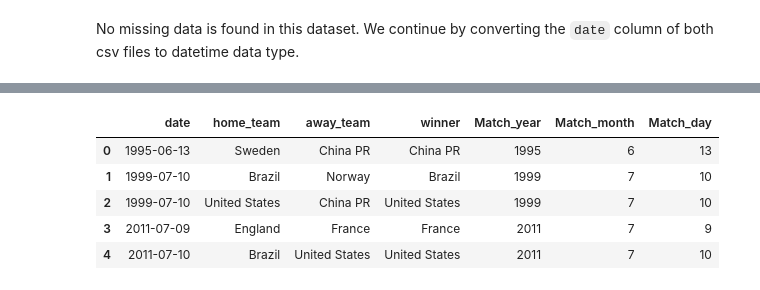
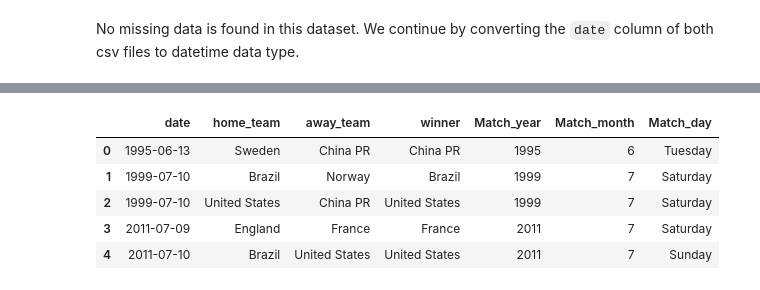
Before and after one commit to nagamouni/Capstone_project_ridge_lasso, a Jupyter notebook: Hamoye_Capstone_Project.ipynb, the cells around one changed output, grey strips where cells are left out. Saved outputs shown, nothing was run; the diff lists cells and outputs as text; code cells hidden in the pictures.

```diff
--- a/Hamoye_Capstone_Project.ipynb
+++ b/Hamoye_Capstone_Project.ipynb
@@ -27,7 +27,7 @@ df_results.head()
 | 3 | 1969-11-02 | Italy | Denmark | 3 | 1 | Euro | Turin | Italy | False |
 | 4 | 1975-08-25 | Thailand | Australia | 3 | 2 | AFC Championship | Hong Kong | Hong Kong | True |
 # %%
-df_shootouts = pd.read_csv(url2)
+df_shootouts = pd.read_csv(url2, sep=',')
 df_shootouts.head()
 # %% [output]
 |  | date | home_team | away_team | winner |
@@ -103,14 +103,14 @@ df_results.head()
 # %%
 # Convert 'date' column in df_shootouts to datetime
 df_shootouts['date'] = pd.to_datetime(df_shootouts['date'])
 df_shootouts['Match_year'] = df_shootouts['date'].dt.year
 df_shootouts['Match_month'] = df_shootouts['date'].dt.month
-df_shootouts['Match_day'] = df_shootouts['date'].dt.day
+df_shootouts['Match_day'] = df_shootouts['date'].dt.day_name()
 df_shootouts.head()
 # %% [output]
 |  | date | home_team | away_team | winner | Match_year | Match_month | Match_day |
-| 0 | 1995-06-13 | Sweden | China PR | China PR | 1995 | 6 | 13 |
-| 1 | 1999-07-10 | Brazil | Norway | Brazil | 1999 | 7 | 10 |
-| 2 | 1999-07-10 | United States | China PR | United States | 1999 | 7 | 10 |
-| 3 | 2011-07-09 | England | France | France | 2011 | 7 | 9 |
-| 4 | 2011-07-10 | Brazil | United States | United States | 2011 | 7 | 10 |
+| 0 | 1995-06-13 | Sweden | China PR | China PR | 1995 | 6 | Tuesday |
+| 1 | 1999-07-10 | Brazil | Norway | Brazil | 1999 | 7 | Saturday |
+| 2 | 1999-07-10 | United States | China PR | United States | 1999 | 7 | Saturday |
+| 3 | 2011-07-09 | England | France | France | 2011 | 7 | Saturday |
+| 4 | 2011-07-10 | Brazil | United States | United States | 2011 | 7 | Sunday |
```
Also changed, not shown: parts of 7 cells of this notebook.
